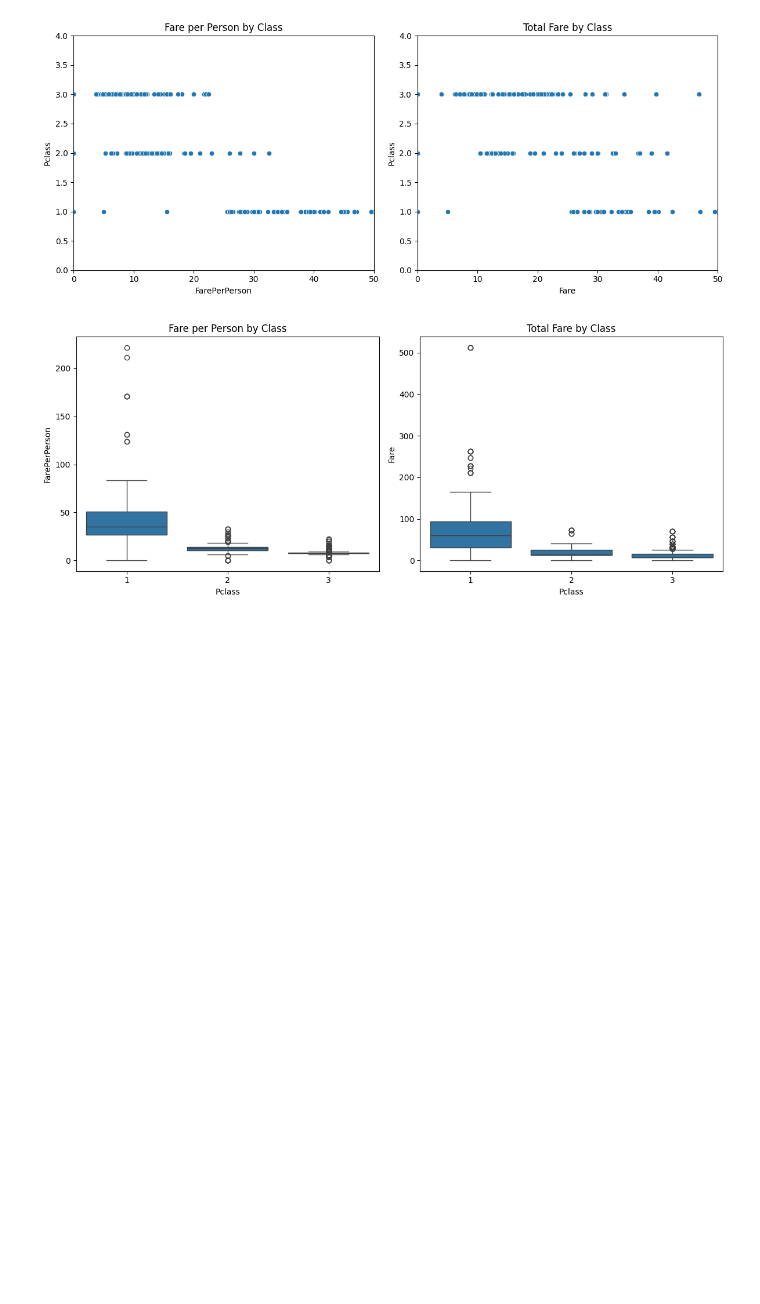
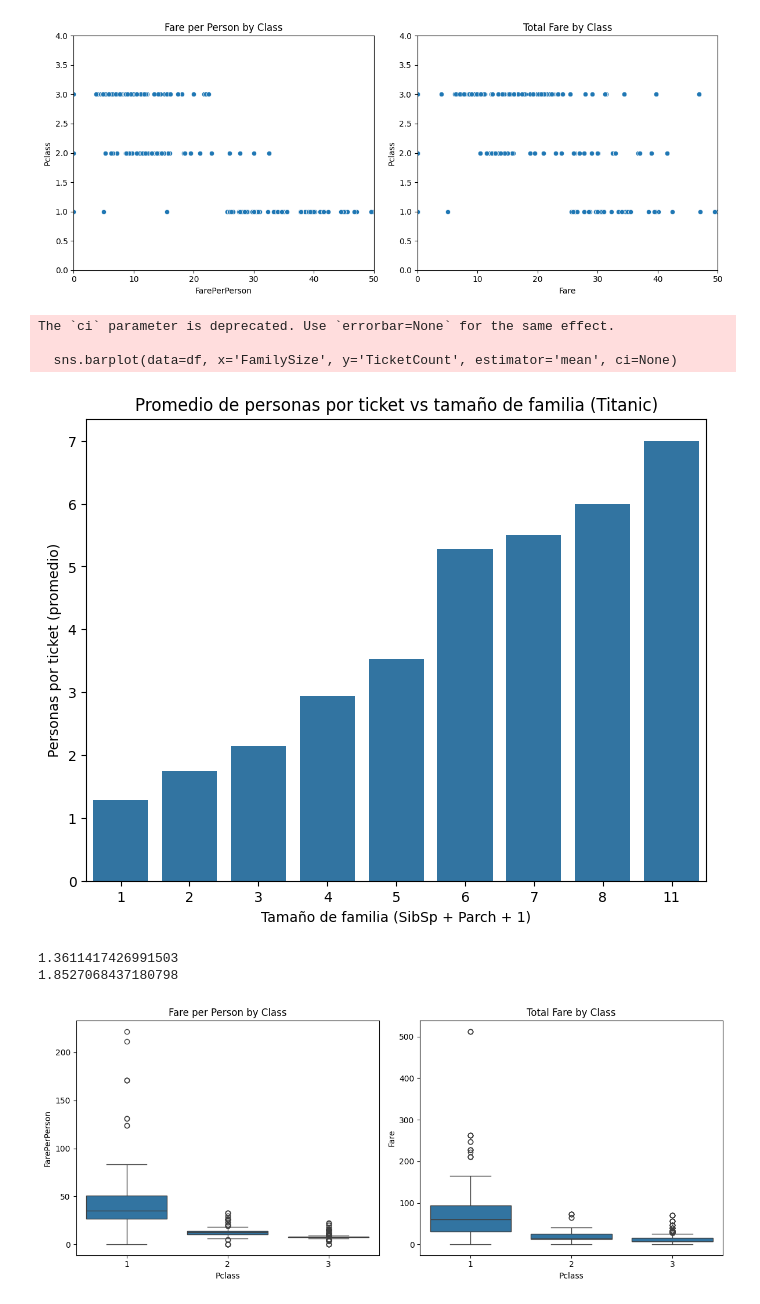
Before and after one commit to IgPugliese/titanic, a Jupyter notebook: notebooks/scratch_01.ipynb, the cells around one changed output. Drawn from its saved outputs; the diff is of its cells as text; code cells hidden in the pictures; blank space fills up the shorter version.

```diff
--- a/notebooks/scratch_01.ipynb
+++ b/notebooks/scratch_01.ipynb
@@ -78,6 +78,39 @@ plt.tight_layout()
 plt.show()
 # %% [output]
 [figure]
+# %%
+import seaborn as sns
+import matplotlib.pyplot as plt
+
+# Create a family size column
+df['FamilySize'] = df['SibSp'] + df['Parch'] + 1
+
+# Calculate fare per person
+
+df['TicketCount'] = df['Ticket'].transform(lambda x: len(df[df['Ticket'] == x]))
+
+# Plot
+plt.figure(figsize=(8,6))
+sns.barplot(data=df, x='FamilySize', y='TicketCount', estimator='mean', ci=None)
+plt.title("Promedio de personas por ticket vs tamaño de familia (Titanic)")
+plt.xlabel("Tamaño de familia (SibSp + Parch + 1)")
+plt.ylabel("Personas por ticket (promedio)")
+plt.show()
+# %% [output]
+The `ci` parameter is deprecated. Use `errorbar=None` for the same effect.
+
+  sns.barplot(data=df, x='FamilySize', y='TicketCount', estimator='mean', ci=None)
+[figure, added]
+# %%
+df['TicketCount'] = df['Ticket'].transform(lambda x: len(df[df['Ticket'] == x]))
+std = df['TicketCount'].std()
+print(std)
+
+var = df['TicketCount'].var()
+print(var)
+# %% [output]
+1.3611417426991503
+1.8527068437180798
 # %%
 
 fig, axes = plt.subplots(1, 2, figsize=(12, 5))  # 1 row, 2 columns
```
Also changed, not shown: parts of 1 cell of this notebook, 12 other files.
